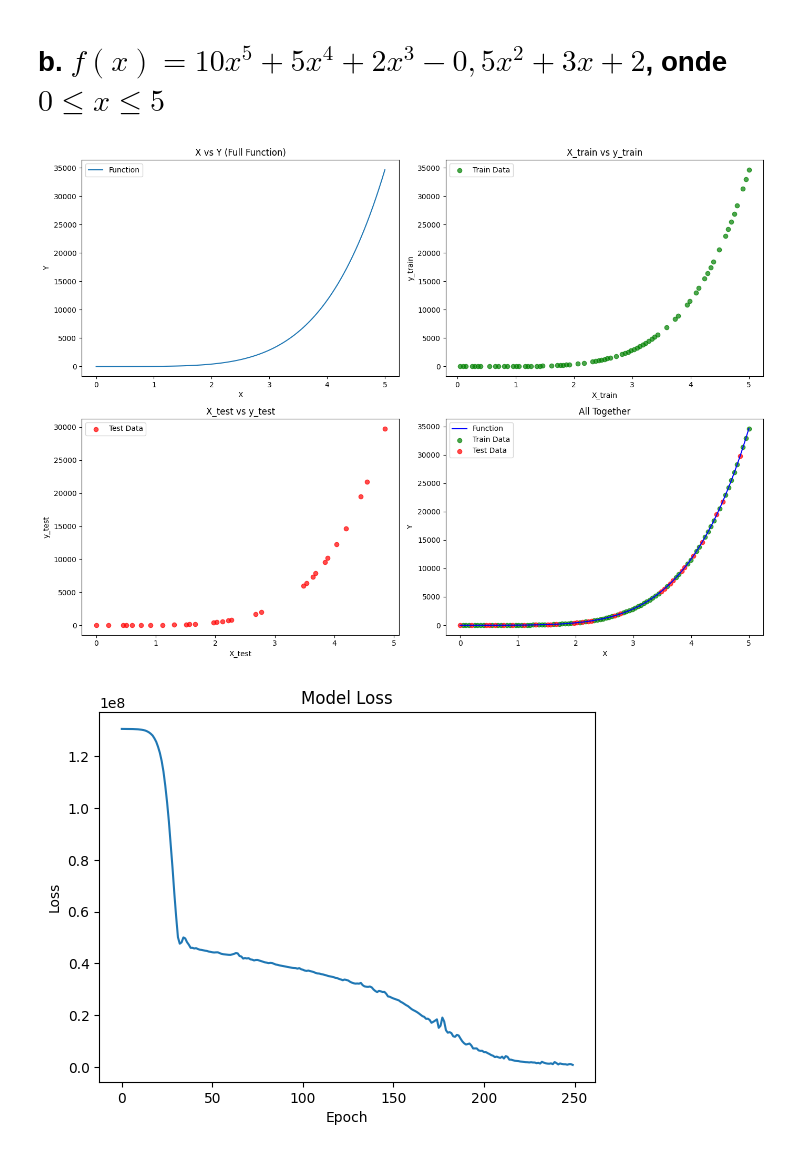
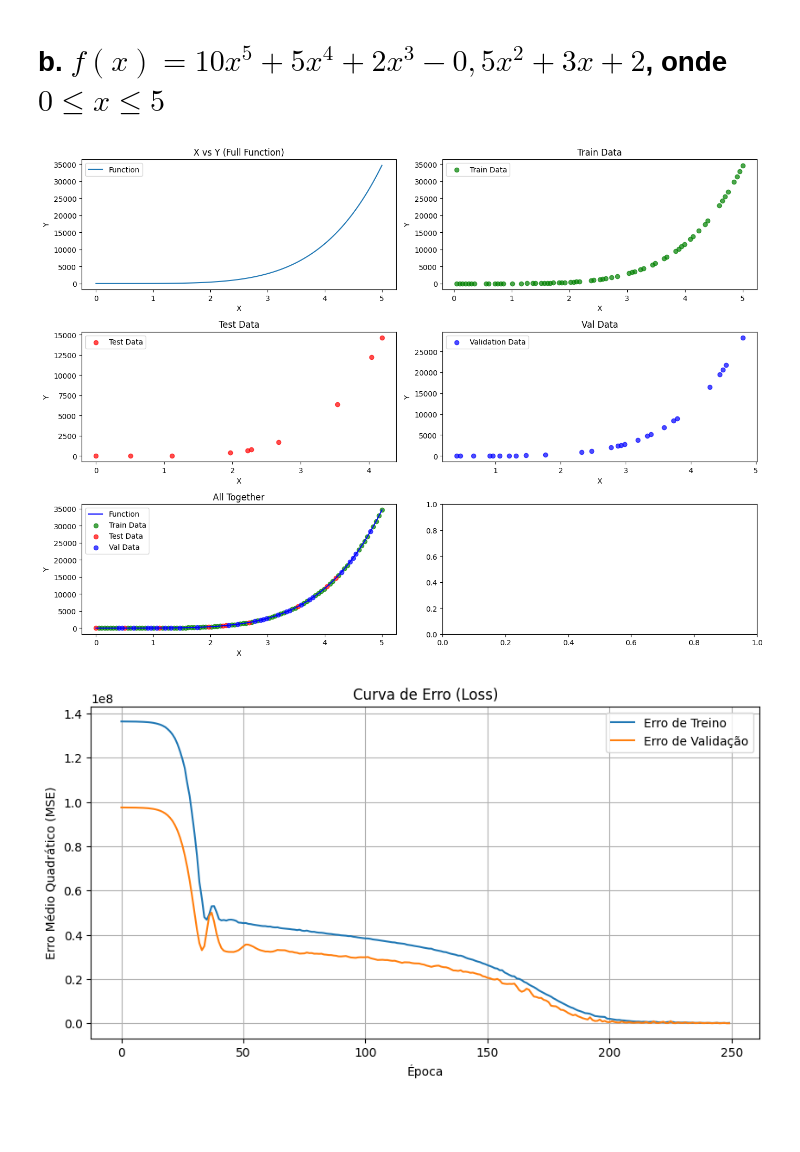
Before and after one commit to VictorOrtins/DeepLearning, a Jupyter notebook: Questao1/1.ipynb, the cells around one changed output. Drawn from its saved outputs; the diff is of its cells as text; code cells hidden in the pictures; blank space fills up the shorter version.

```diff
--- a/Questao1/1.ipynb
+++ b/Questao1/1.ipynb
@@ -31,9 +24,10 @@ To enable the following instructions: AVX2 AVX512F AVX512_VNNI FMA, in other ope
 # %% [markdown]
 ## Utils
 # %%
-def create_train_test_sets(function, start, stop, input_size, test_size=0.2):
+def create_train_test_val_sets(function, start, stop, input_size, val_size=0.2, test_size=0.1):
     X = np.linspace(start, stop, input_size)
     y = function(X)
     X_train, X_test, y_train, y_test = train_test_split(X, y, test_size=test_size, random_state=42)
-    return X, y, X_train, X_test, y_train, y_test
+    X_train, X_val, y_train, y_val = train_test_split(X_train, y_train, test_size=val_size, random_state=42)
+    return X, y, X_train, X_test, X_val, y_val, y_train, y_test
 # %%
@@ -73,5 +75,16 @@ def plot_data(X, y, X_train, X_test, y_train, y_test):
     plt.tight_layout()
     plt.show()
+# %%
+def plot_loss_curve(history):
+    plt.figure(figsize=(10, 5))
+    plt.plot(history.history['loss'], label='Erro de Treino')
+    plt.plot(history.history['val_loss'], label='Erro de Validação')
+    plt.title('Curva de Erro (Loss)')
+    plt.xlabel('Época')
+    plt.ylabel('Erro Médio Quadrático (MSE)')
+    plt.legend()
+    plt.grid(True)
+    plt.show()
 # %% [markdown]
 ## a. $f(x) = \sin(2x) + \cos(3x)$, onde $0 \leq x \leq 5$
 # %%
@@ -123,30 +145,31 @@ WARNING:tensorflow:5 out of the last 5 calls to <function TensorFlowTrainer.make
 def functionb(x):
     return 10*x**5 + 5*x**4 + 2*x**3 - 0.5*x**2 + 3*x + 2
 # %%
-X, y, X_train, X_test, y_train, y_test = create_train_test_sets(functionb, 0, 5, 100, 0.3)
-plot_data(X, y, X_train, X_test, y_train, y_test)
+X, y, X_train, X_test, X_val, y_val, y_train, y_test = create_train_test_val_sets(functionb, 0, 5, 100, 0.3)
+plot_data(X, y, X_train, X_test, X_val, y_val, y_train, y_test)
 # %% [output]
-[figure, old version]
+[figure, new version]
 # %%
 model = keras.Sequential([
     keras.layers.Dense(64, activation='relu', input_shape=(1,)),
+    keras.layers.Dense(64, activation='relu'),
     keras.layers.Dense(64, activation='relu'),
     keras.layers.Dense(64, activation='relu'),
     keras.layers.Dense(64, activation='relu'),
     keras.layers.Dense(64, activation='relu'),
     keras.layers.Dense(64, activation='relu'),
     keras.layers.Dense(1)
 ])
 
 model.compile(optimizer='adam', loss='mean_squared_error')
-history = model.fit(X_train.reshape(-1, 1), y_train, epochs=250, verbose=False)
-plt.plot(history.history['loss'])
-plt.title('Model Loss')
-plt.ylabel('Loss')
-plt.xlabel('Epoch')
-plt.show()
+history = model.fit(X_train.reshape(-1, 1),
+                    y_train,
+                    validation_data=(X_val.reshape(-1, 1), y_val),
+                    epochs=250,
+                    verbose=False)
+plot_loss_curve(history)
 # %% [output]
-[figure, old version]
+[figure, new version]
 # %%
 predicted_y = model.predict(X_test.reshape(-1, 1))
 
```
Also changed, not shown: parts of 9 cells of this notebook, 3 other files.
